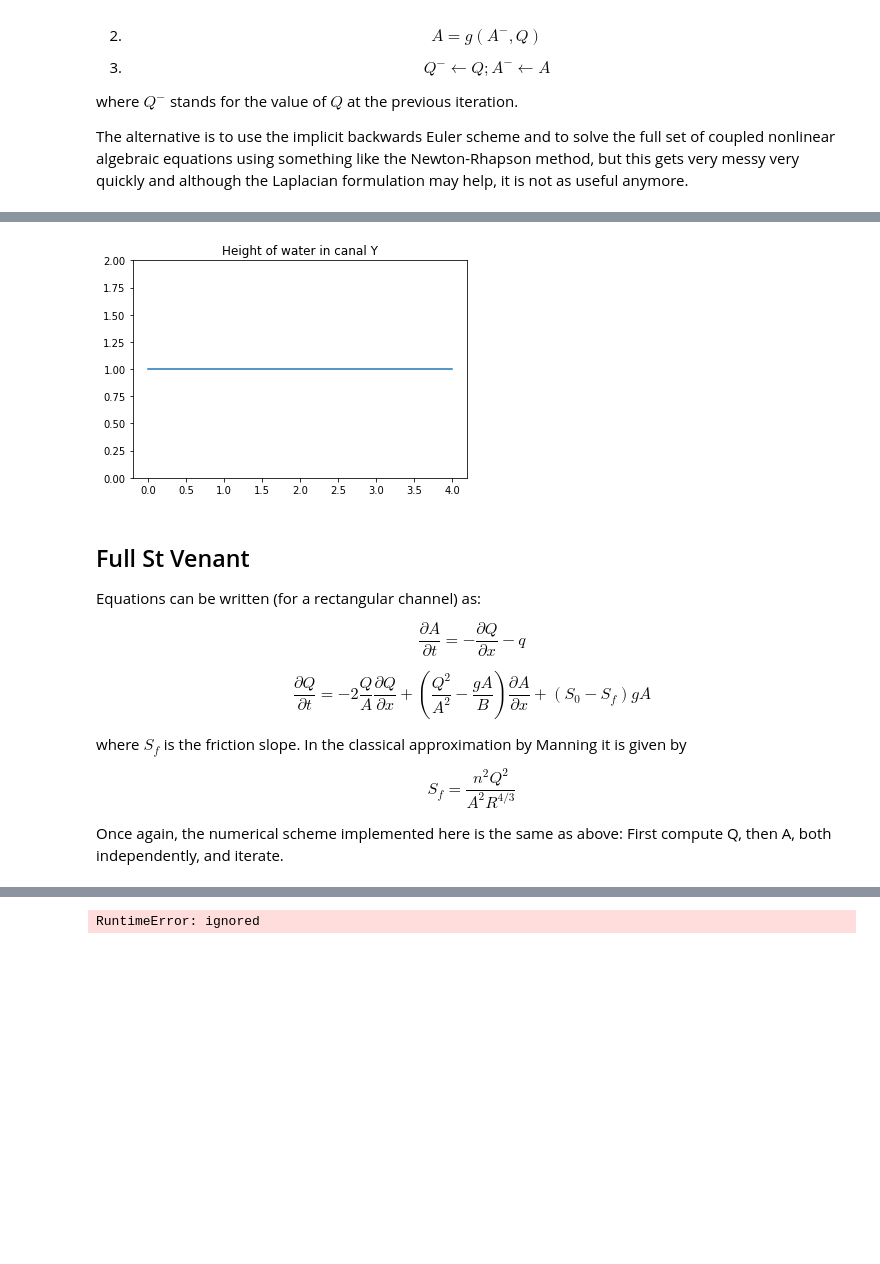
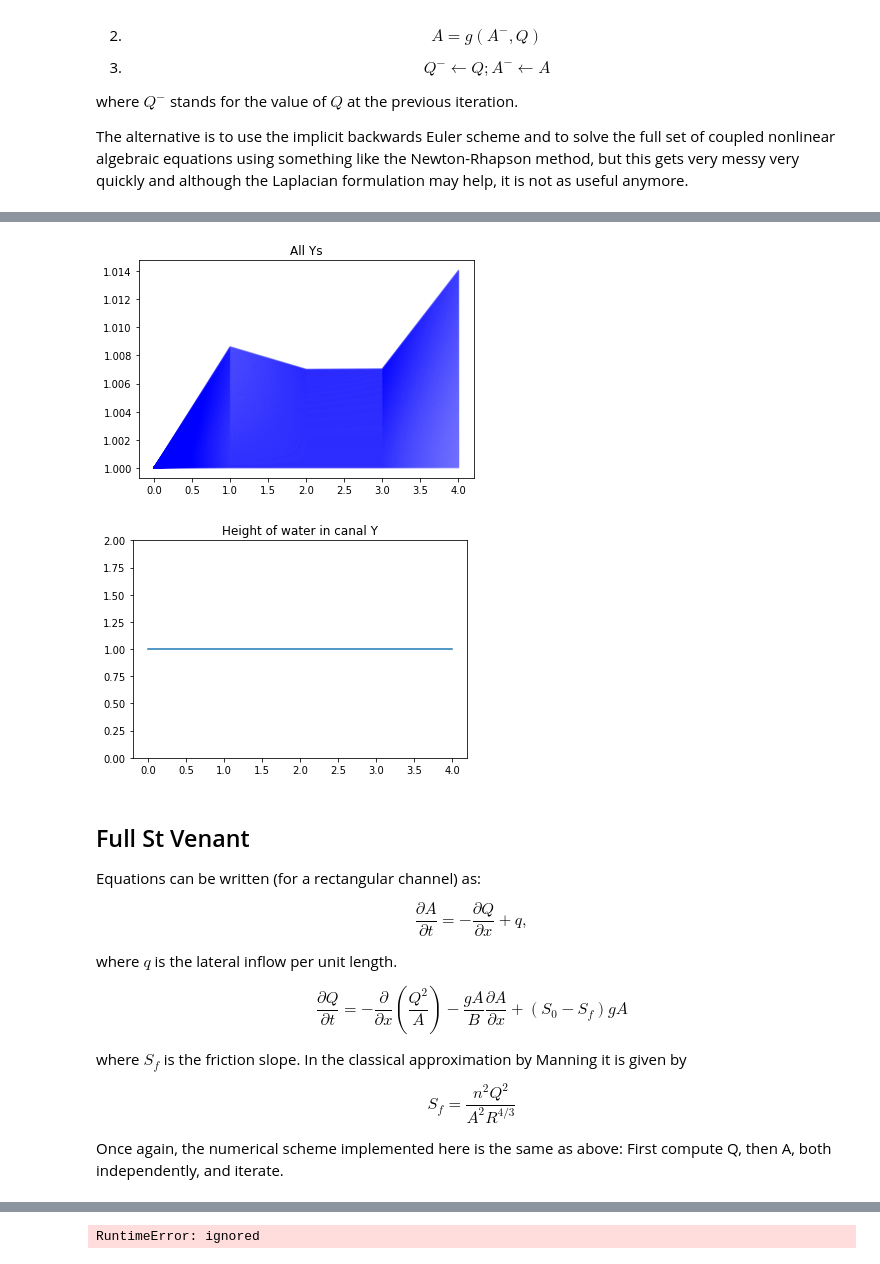
Before and after one commit to Txart/OpenPNM-Examples, a Jupyter notebook: cwl_networks.ipynb, the cells around one changed output, grey strips where cells are left out. Drawn from its saved outputs; the diff is of its cells as text; code cells hidden in the pictures; blank space fills up the shorter version.

```diff
--- a/cwl_networks.ipynb
+++ b/cwl_networks.ipynb
@@ -199,9 +210,10 @@ dt = 1
 time_duration = 1000
 niter = int(time_duration/dt)
 
-a = 1 * np.ones(n_nodes)
+a = 0 * np.ones(n_nodes)
 b = 1 * np.ones(n_nodes)
 if np.all(b < 0):
+    print('All entries of b are negative; changing digraph direction.')
     cnm = cnm.T
 elif np.prod(b <0):
     raise ValueError('Some but not all of bs are negative. Those digarph edge directions should be reversed!')
@@ -389,11 +403,11 @@ where $Q^-$ stands for the value of $Q$ at the previous iteration.
 
 The alternative is to use the implicit backwards Euler scheme and to solve the full set of coupled nonlinear algebraic equations using something like the Newton-Rhapson method, but this gets very messy very quickly and although the Laplacian formulation may help, it is not as useful anymore.
 # %%
-cnm = choose_graph('line').T # Advection is negative
+cnm = choose_graph('line')
 cnm_sim = cnm + cnm.T
 n_nodes = cnm.shape[0]
 L = compute_laplacian_from_adjacency(cnm_sim)
-L_adv = -L_advection(cnm) #Advection is negative
+L_adv = L_advection(cnm)
 
 upstream_bool, downstream_bool = infer_extreme_nodes(cnm_sim)
 
@@ -401,10 +415,11 @@ upstream_bool, downstream_bool = infer_extreme_nodes(cnm_sim)
 B = 7 # (rectangular) canal width in m
 n_manning = 2.
 dx = 100
-dt = 0.1
+dt = 0.05
+niter = 1000
 
 # Q stuff
-Q_ini = np.arange(1,n_nodes+1,1)
+Q_ini = np.arange(1,n_nodes+1,1)[::-1]
 Q_source = np.zeros(n_nodes)
 Q = Q_ini.copy()
 Q_diri_bc_bool = np.array([False]*n_nodes)
@@ -423,7 +438,7 @@ A_neumann_bc_bool = np.array([False]*n_nodes)
 A_neumann_bc_values = 0*A_neumann_bc_bool # General Neumann BC not implemented yet
 A_neumann_bc_upstream = A_neumann_bc_bool * upstream_bool
 A_neumann_bc_downstream = A_neumann_bc_bool * downstream_bool
-#A_diri_bc_bool[-1] = True
+A_diri_bc_bool[0] = True
 A_source = np.zeros(n_nodes)
 
 def diffusion_coeff(A, Q, B, n_manning):
@@ -464,16 +479,24 @@ array([[-0.  , -0.01,  0.  ,  0.  ,  0.  ],
 # %%
+# Plot all Qs
+plt.figure()
+plt.title('All Qs')
+for t in range(niter):
+  plt.plot(Q_sol[t], alpha=0.1, color='red')
+
+
 # Animate Q
+
 figQ, axQ = plt.subplots()
 axQ.set_title("Water flux Q")
 
-lin, = axQ.plot(Q_sol[0], alpha=1.0)
+lin, = axQ.plot(Q_sol[0], alpha=1.0, color='red')
 
 def animate_Q(t):
     lin.set_ydata(Q_sol[t])  # update the data.
     return lin,
 
-aniQ = animation.FuncAnimation(
-figQ, animate_Q)
+duration_in_frames = 100
+aniQ = animation.FuncAnimation(figQ, animate_Q, frames=range(0,niter, int(niter/duration_in_frames)))
 HTML(aniQ.to_html5_video())
 # %% [output]
 [interactive output not drawn]
@@ -481,32 +505,40 @@ HTML(aniQ.to_html5_video())
 # %%
+# Plot all Ys
+plt.figure()
+plt.title('All Ys')
+for t in range(niter):
+  plt.plot(Y_sol[t], alpha=0.1, color='blue')
+
 # Animate Y
 figY, axY = plt.subplots()
 axY.set_title("Height of water in canal Y")
 axY.set_ylim(0,2)
 
 lin, = axY.plot(Y_sol[0], alpha=1.0)
 
 def animate_Y(t):
     lin.set_ydata(Y_sol[t])  # update the data.
     return lin,
-
-aniY = animation.FuncAnimation(
-figY, animate_Y)
+duration_in_frames = 100
+aniY = animation.FuncAnimation(figY, animate_Y, frames=range(0,niter, int(niter/duration_in_frames)))
 HTML(aniY.to_html5_video())
 # %% [output]
 [interactive output not drawn]
-[figure, old version]
+[figure, new version]
+[figure, added]
 # %% [markdown]
 ## Full St Venant
 
 Equations can be written (for a rectangular channel) as:
 
 $$
-\frac{\partial A}{\partial t} = -\frac{\partial Q}{\partial x} - q
+\frac{\partial A}{\partial t} = -\frac{\partial Q}{\partial x} + q,
 $$
 
+where $q$ is the lateral inflow per unit length.
+
 $$
-\frac{\partial Q}{\partial t} = -2\frac{Q}{A}\frac{\partial Q}{\partial x} + \left(\frac{Q^2}{A^2} - \frac{gA}{B}\right)\frac{\partial A}{\partial x} + (S_0 - S_f)gA
+\frac{\partial Q}{\partial t} = -\frac{\partial}{\partial x}\left(\frac{Q^2}{A}\right) - \frac{gA}{B}\frac{\partial A}{\partial x} + (S_0 - S_f)gA
 $$
 
 where $S_f$ is the friction slope. In the classical approximation by Manning it is given by
```
Also changed, not shown: parts of 14 cells of this notebook.
